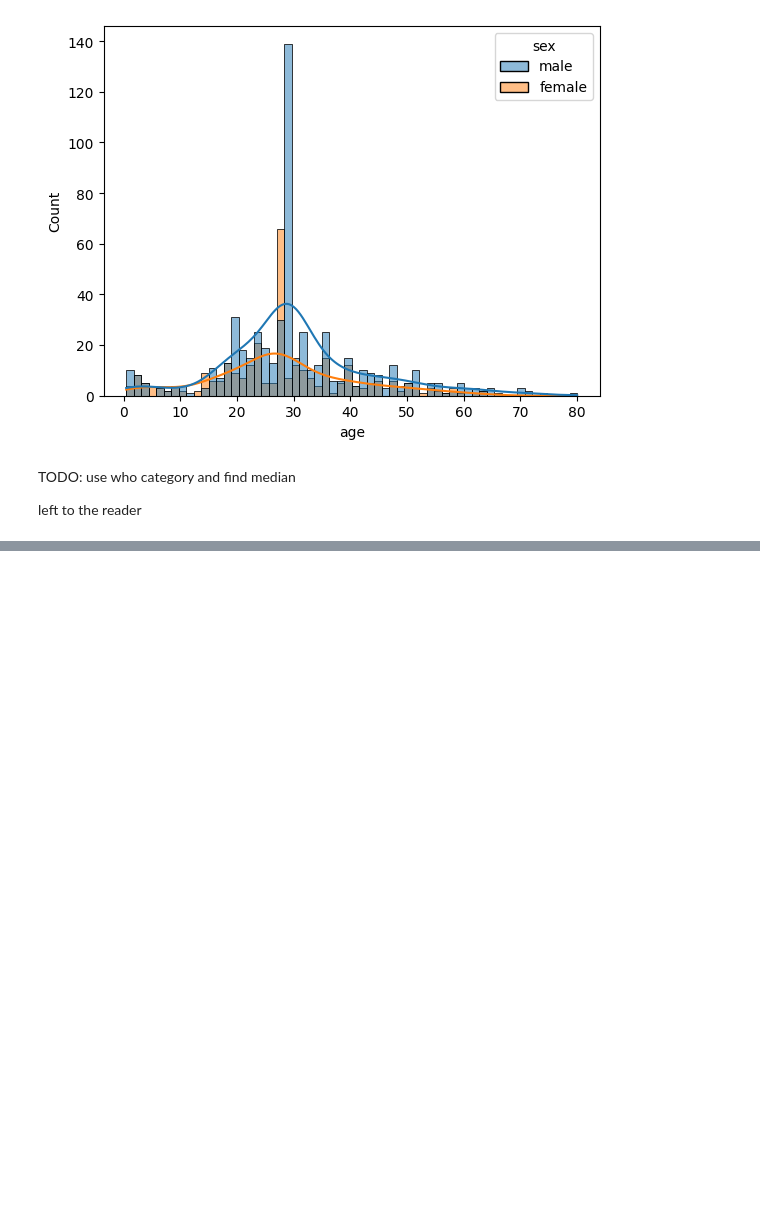
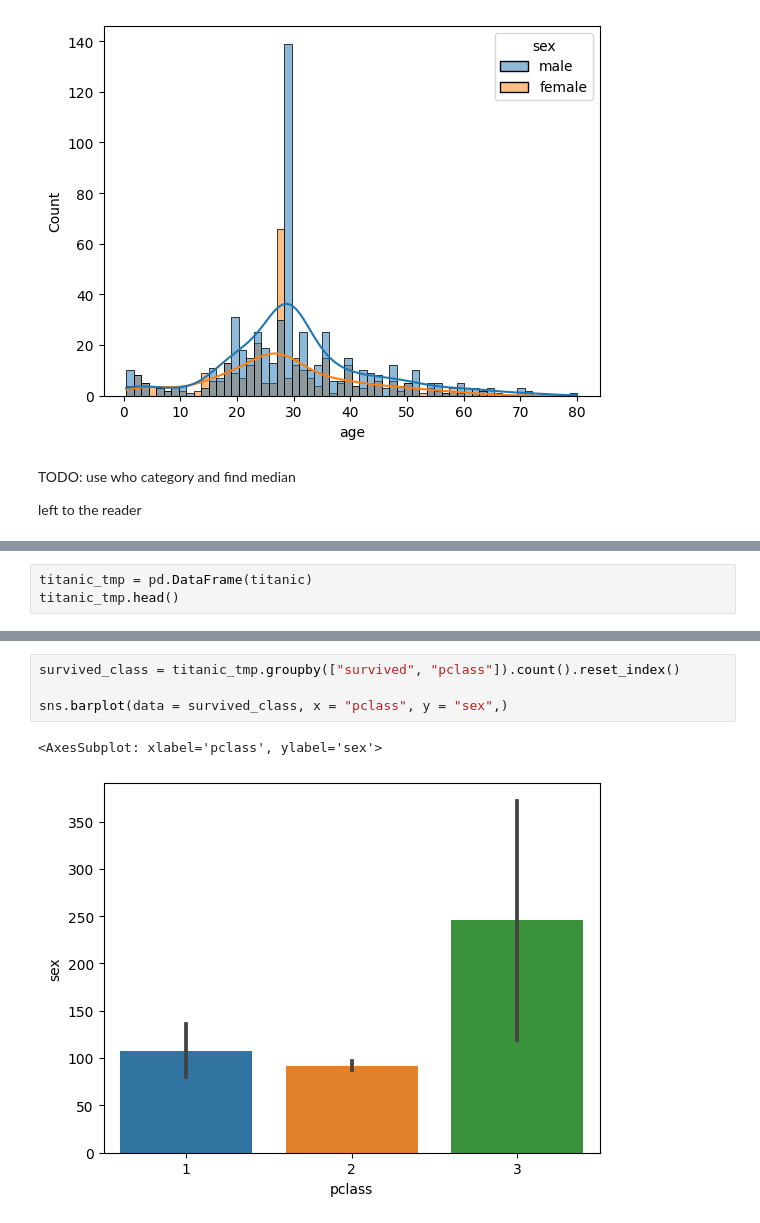
Before and after one commit to JonasBE13/Databehandling-Jonas-Bengtstrom, a Jupyter notebook: Code-alongs/L1_missing_aggregations.ipynb, the cells around one changed output, grey strips where cells are left out. Saved outputs shown, nothing was run; the diff lists cells and outputs as text; blank space fills up the shorter version.

```diff
--- a/Code-alongs/L1_missing_aggregations.ipynb
+++ b/Code-alongs/L1_missing_aggregations.ipynb
@@ -331,0 +363,3 @@ left to the reader
+# %%
+titanic_tmp = pd.DataFrame(titanic)
+titanic_tmp.head()
@@ -331,0 +437,7 @@ left to the reader
+# %%
+survived_class = titanic_tmp.groupby(["survived", "pclass"]).count().reset_index()
+
+sns.barplot(data = survived_class, x = "pclass", y = "sex",)
+# %% [output]
+<AxesSubplot: xlabel='pclass', ylabel='sex'>
+[figure, added]
```
Also changed, not shown: parts of 15 cells of this notebook.
